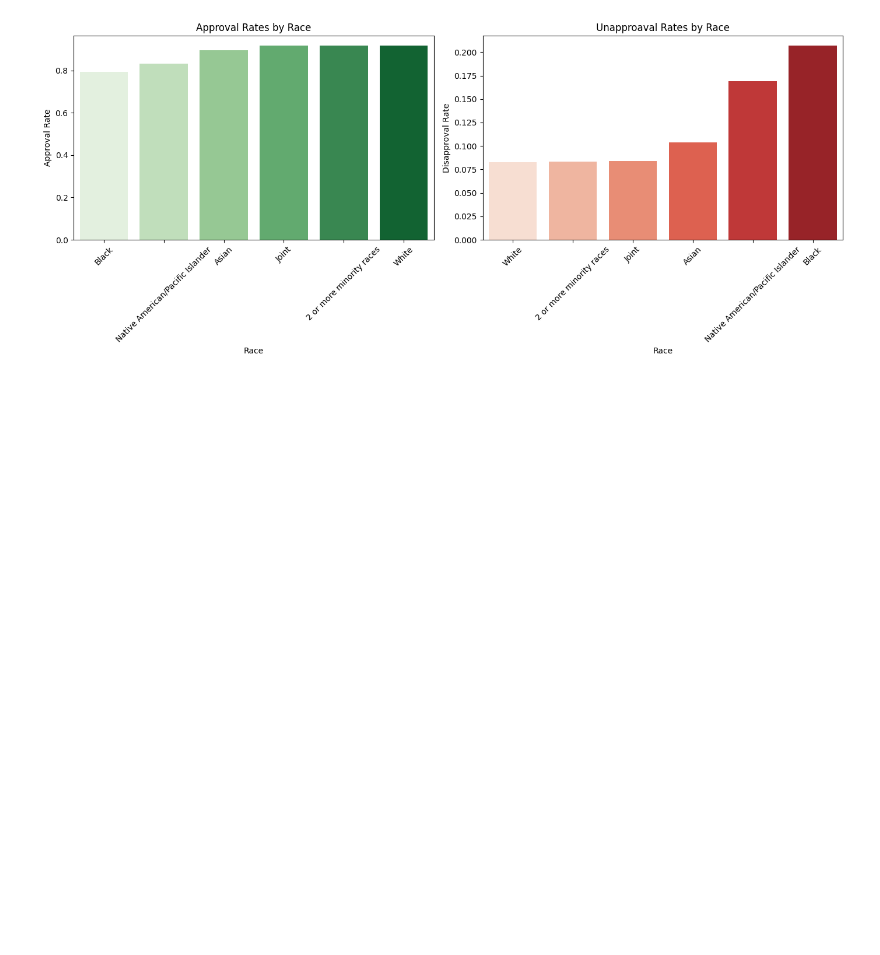
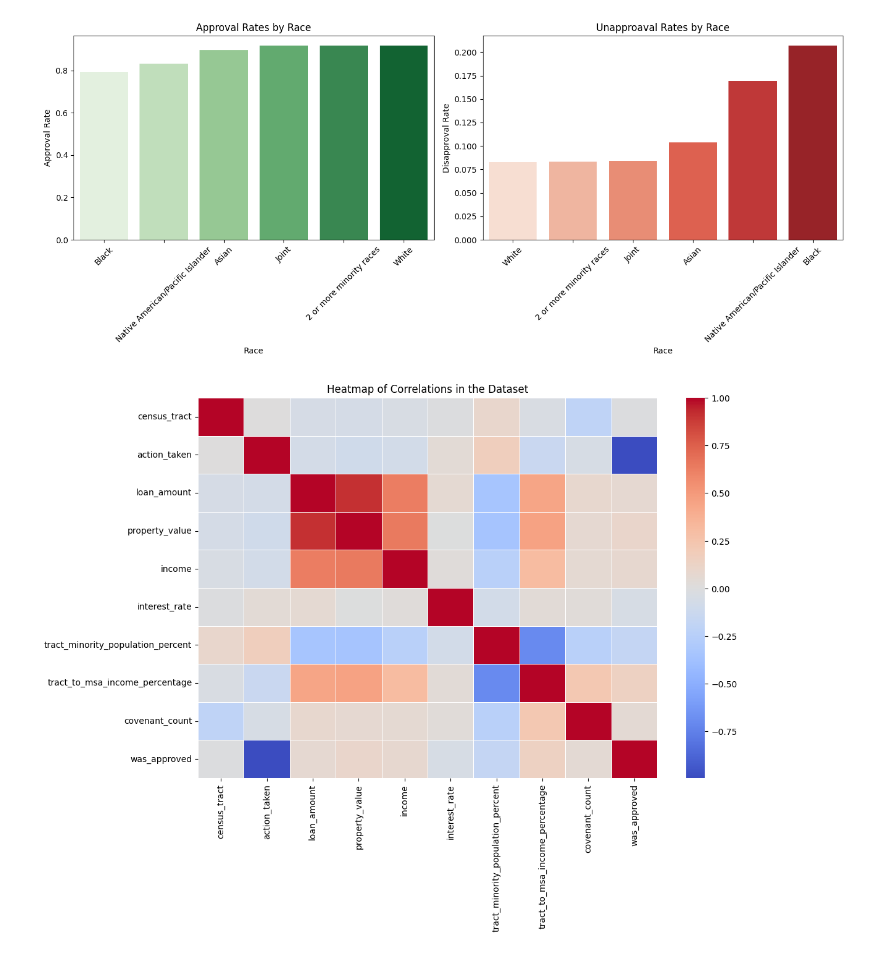
Before and after one commit to Group4-s2025/DATA-6550-Algorithms, a Jupyter notebook: Module_4_Project_Group_4.ipynb, the cells around one changed output. Cells and saved outputs as stored; diff of their text form; code cells hidden in the pictures; blank space fills up the shorter version.

```diff
--- a/Module_4_Project_Group_4.ipynb
+++ b/Module_4_Project_Group_4.ipynb
@@ -162,3 +162,28 @@ Passing `palette` without assigning `hue` is deprecated and will be removed in v
 
   sns.barplot(x=disapproval_rate.index, y=disapproval_rate.values, ax=axes[1], palette='Reds')
 [figure]
+# %%
+# Create dummy variables for 'derived_race'
+df_race_dummies = pd.get_dummies(df['derived_race'], prefix='race', drop_first=True)
+
+df = pd.concat([df, df_race_dummies], axis=1)
+
+# Create dummy variables for 'covenant_density'
+df_dummies = pd.get_dummies(df['covenant_density'], prefix='covenant_density', drop_first=True)
+
+df = pd.concat([df, df_dummies], axis=1)
+# %%
+df_numeric = df.select_dtypes(include=['number']).drop(columns=['activity_year', 'denial_reason-1'])
+
+# Compute the correlation matrix
+correlation_matrix = df_numeric.corr()
+
+# Set up the heatmap
+plt.figure(figsize=(12, 8))
+sns.heatmap(correlation_matrix, cmap='coolwarm', annot=False, linewidths=0.5)
+
+# Customize the plot
+plt.title('Heatmap of Correlations in the Dataset')
+plt.show()
+# %% [output]
+[figure, added]
```
Also changed, not shown: parts of 1 cell of this notebook.
